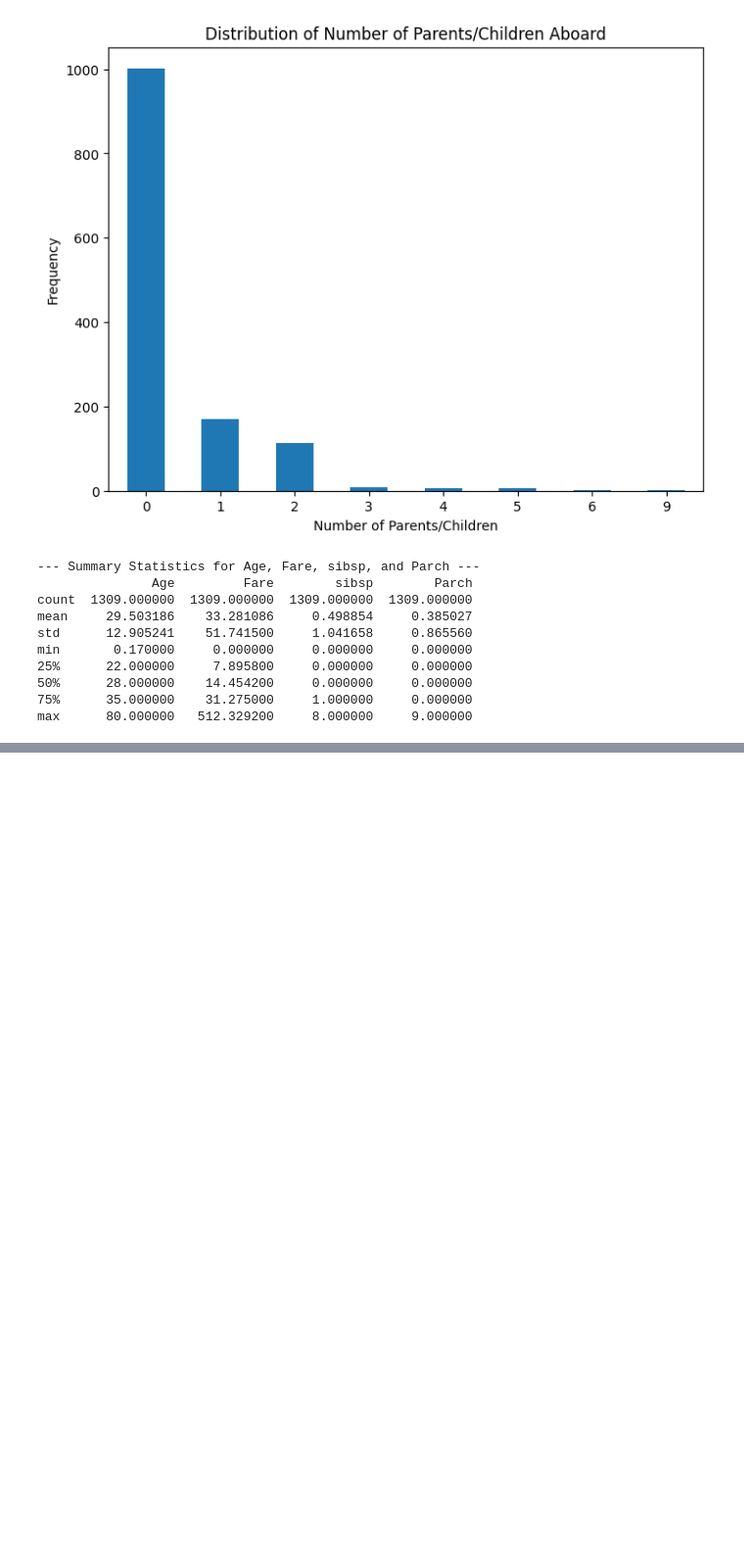
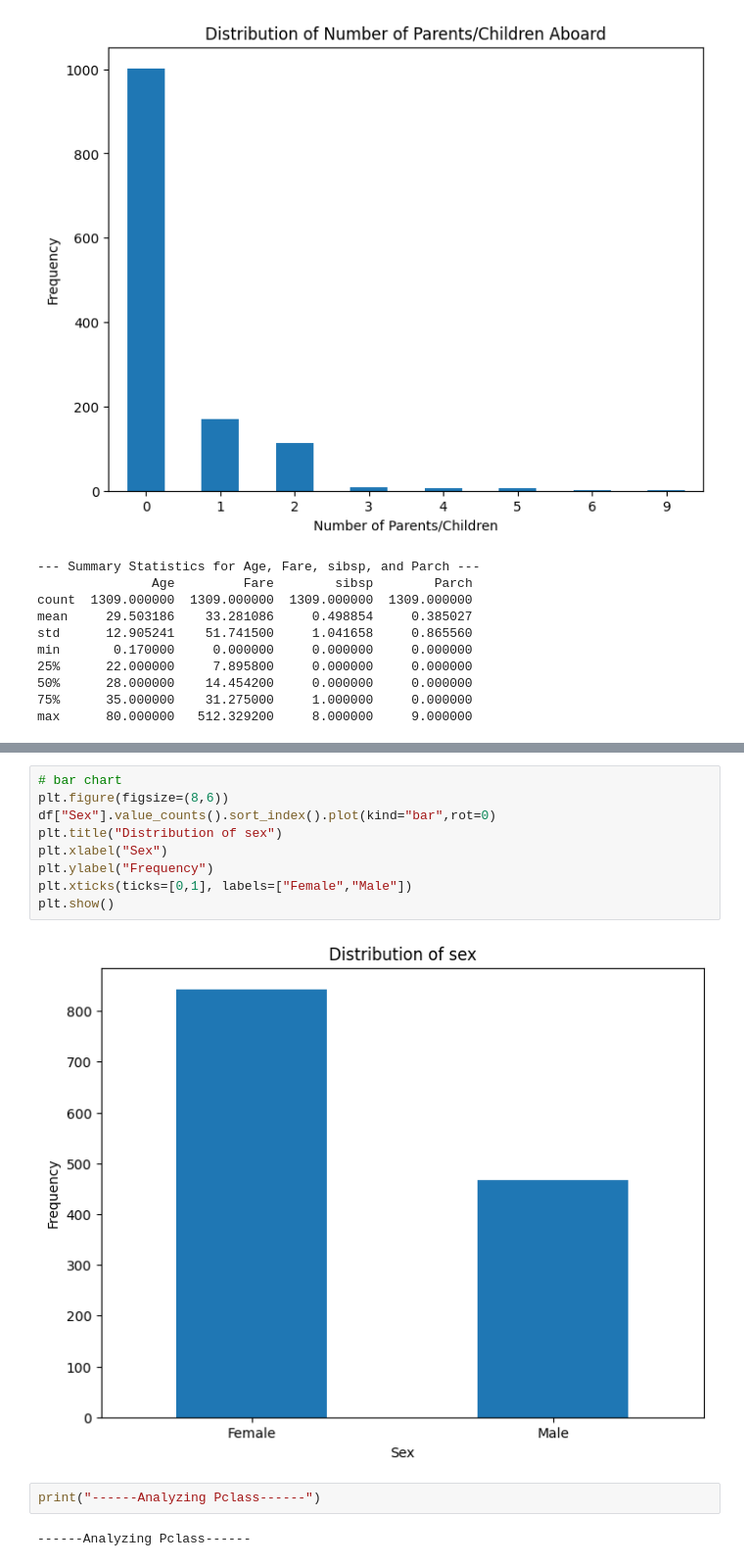
Before and after one commit to everi123/EDA_titanic_practice, a Jupyter notebook: edabestpractice.ipynb, the cells around one changed output, grey strips where cells are left out. Shown at 98% size. Cells and saved outputs as stored; diff of their text form; blank space fills up the shorter version.

```diff
--- a/edabestpractice.ipynb
+++ b/edabestpractice.ipynb
@@ -295,0 +308,15 @@ max      80.000000   512.329200     8.000000     9.000000
+# %%
+# bar chart
+plt.figure(figsize=(8,6))
+df["Sex"].value_counts().sort_index().plot(kind="bar",rot=0)
+plt.title("Distribution of sex")
+plt.xlabel("Sex")
+plt.ylabel("Frequency")
+plt.xticks(ticks=[0,1], labels=["Female","Male"])
+plt.show()
+# %% [output]
+[figure, added]
+# %%
+print("------Analyzing Pclass------")
+# %% [output]
+------Analyzing Pclass------
```
Also changed, not shown: parts of 8 cells of this notebook.
